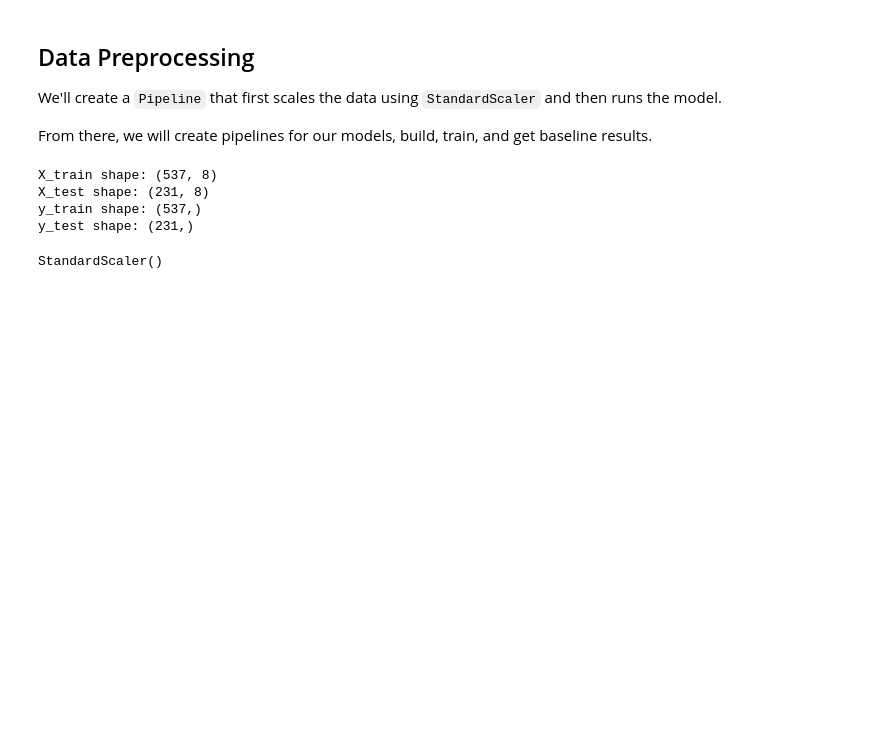
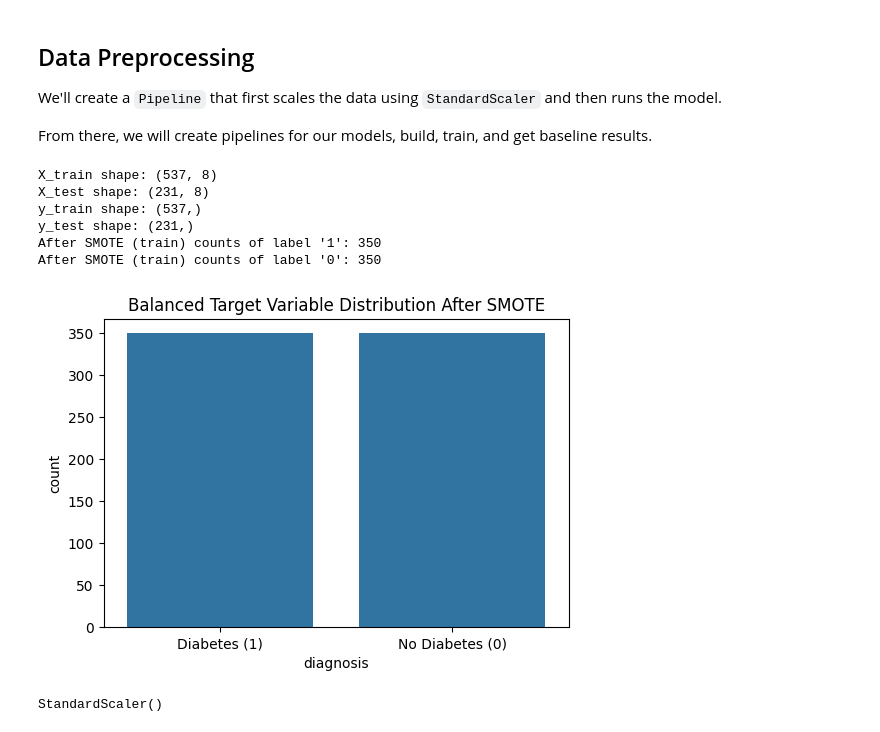
Before and after one commit to edgardjcuadra/Machine_Learning_Final, a Jupyter notebook: main_2.0.ipynb, the cells around one changed output. Saved outputs shown, nothing was run; the diff lists cells and outputs as text; code cells hidden in the pictures; blank space fills up the shorter version.

```diff
--- a/main_2.0.ipynb
+++ b/main_2.0.ipynb
@@ -165,16 +162,31 @@ From there, we will create pipelines for our models, build, train, and get basel
 # %%
 # we are doing a 70/30 split of the data for training and testing
 X_train, X_test, y_train, y_test = train_test_split(X, y, test_size=0.3, random_state=42, stratify=y)
 
 print(f"X_train shape: {X_train.shape}")
 print(f"X_test shape: {X_test.shape}")
 print(f"y_train shape: {y_train.shape}")
 print(f"y_test shape: {y_test.shape}")
+
+from imblearn.over_sampling import SMOTE
+smote = SMOTE(random_state=42)
+X_train_res, y_train_res = smote.fit_resample(X_train, y_train)
+
+print("After SMOTE (train) counts of label '1': {}".format(sum(y_train_res==1)))
+print("After SMOTE (train) counts of label '0': {} \n".format(sum(y_train_res==0)))
+
+plt.figure(figsize=(6, 4))
+sns.countplot(x=y_train_res.map({0: 'No Diabetes (0)', 1: 'Diabetes (1)'}))
+plt.title('Balanced Target Variable Distribution After SMOTE')
+plt.show()
 # %% [output]
 X_train shape: (537, 8)
 X_test shape: (231, 8)
 y_train shape: (537,)
 y_test shape: (231,)
+After SMOTE (train) counts of label '1': 350
+After SMOTE (train) counts of label '0': 350
+[figure, added]
 # %%
 scaler = StandardScaler()
 scaler
```
Also changed, not shown: parts of 10 cells of this notebook, 1 other file.
